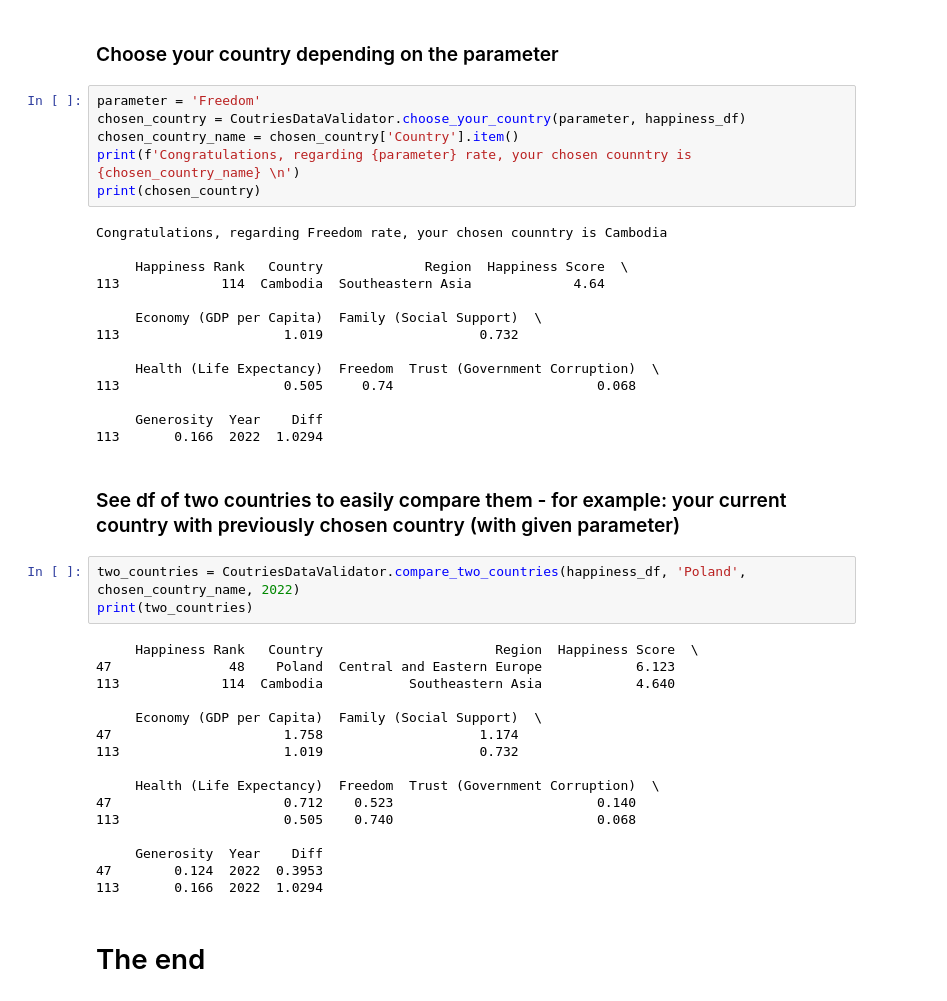
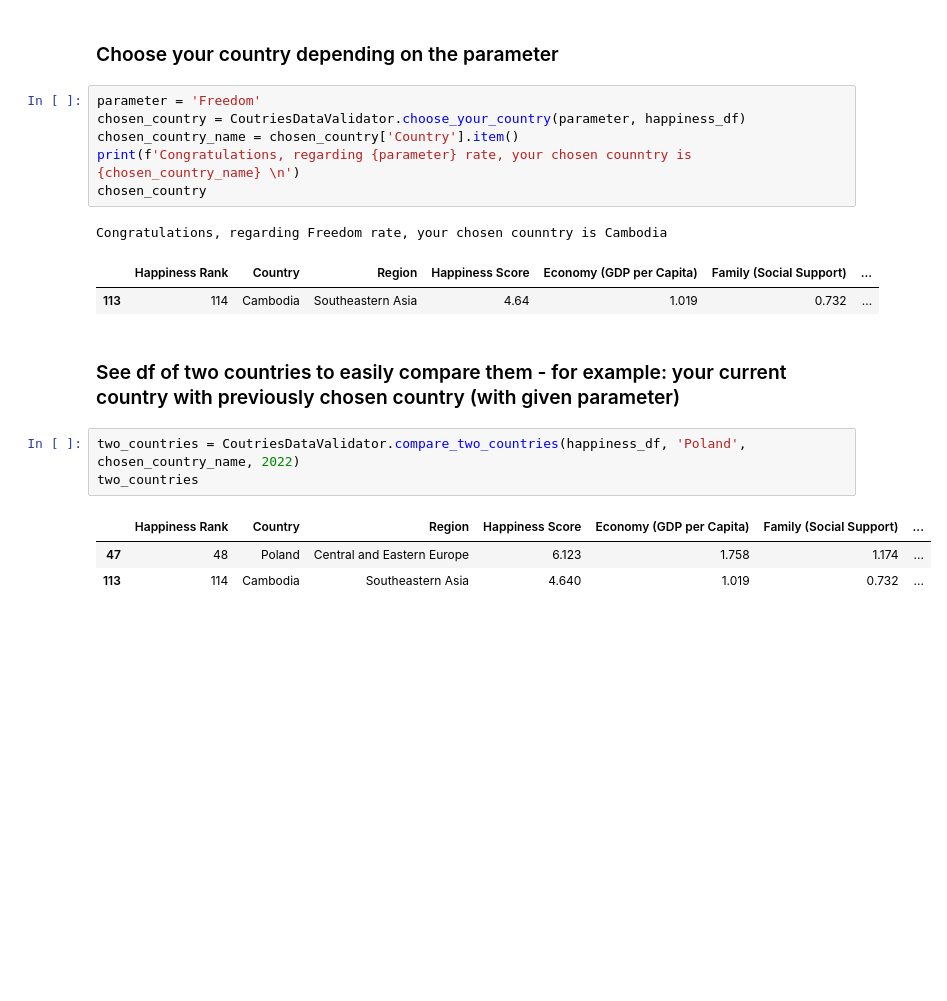
Before and after one commit to mkinga930/data_preliminary_adventure, a Jupyter notebook: Happiness_report_analysis.ipynb, the cells around one changed output. Drawn from its saved outputs; the diff is of its cells as text; blank space fills up the shorter version.

```diff
--- a/Happiness_report_analysis.ipynb
+++ b/Happiness_report_analysis.ipynb
@@ -232,41 +239,17 @@ parameter = 'Freedom'
 chosen_country = CoutriesDataValidator.choose_your_country(parameter, happiness_df)
 chosen_country_name = chosen_country['Country'].item()
 print(f'Congratulations, regarding {parameter} rate, your chosen counntry is {chosen_country_name} \n')
-print(chosen_country)
+chosen_country
 # %% [output]
 Congratulations, regarding Freedom rate, your chosen counntry is Cambodia
-
-     Happiness Rank   Country             Region  Happiness Score  \
-113             114  Cambodia  Southeastern Asia             4.64
-
-     Economy (GDP per Capita)  Family (Social Support)  \
-113                     1.019                    0.732
-
-     Health (Life Expectancy)  Freedom  Trust (Government Corruption)  \
-113                     0.505     0.74                          0.068
-
-     Generosity  Year    Diff
-113       0.166  2022  1.0294
+|  | Happiness Rank | Country | Region | Happiness Score | Economy (GDP per Capita) | Family (Social Support) | ... |
+| 113 | 114 | Cambodia | Southeastern Asia | 4.64 | 1.019 | 0.732 | ... |
 # %% [markdown]
 ### See df of two countries to easily compare them - for example: your current country with previously chosen country (with given parameter)
 # %%
 two_countries = CoutriesDataValidator.compare_two_countries(happiness_df, 'Poland', chosen_country_name, 2022)
-print(two_countries)
+two_countries
 # %% [output]
-     Happiness Rank   Country                      Region  Happiness Score  \
-47               48    Poland  Central and Eastern Europe            6.123
-113             114  Cambodia           Southeastern Asia            4.640
-
-     Economy (GDP per Capita)  Family (Social Support)  \
-47                      1.758                    1.174
-113                     1.019                    0.732
-
-     Health (Life Expectancy)  Freedom  Trust (Government Corruption)  \
-47                      0.712    0.523                          0.140
-113                     0.505    0.740                          0.068
-
-     Generosity  Year    Diff
-47        0.124  2022  0.3953
-113       0.166  2022  1.0294
+|  | Happiness Rank | Country | Region | Happiness Score | Economy (GDP per Capita) | Family (Social Support) | ... |
+| 47 | 48 | Poland | Central and Eastern Europe | 6.123 | 1.758 | 1.174 | ... |
+| 113 | 114 | Cambodia | Southeastern Asia | 4.640 | 1.019 | 0.732 | ... |
-# %% [markdown]
-# The end
```
Also changed, not shown: parts of 6 cells of this notebook.
